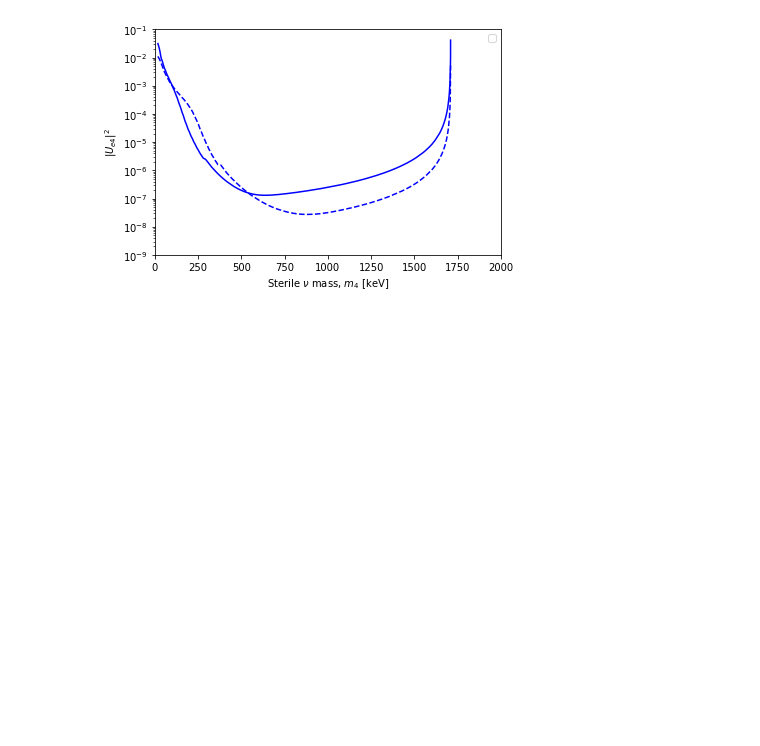
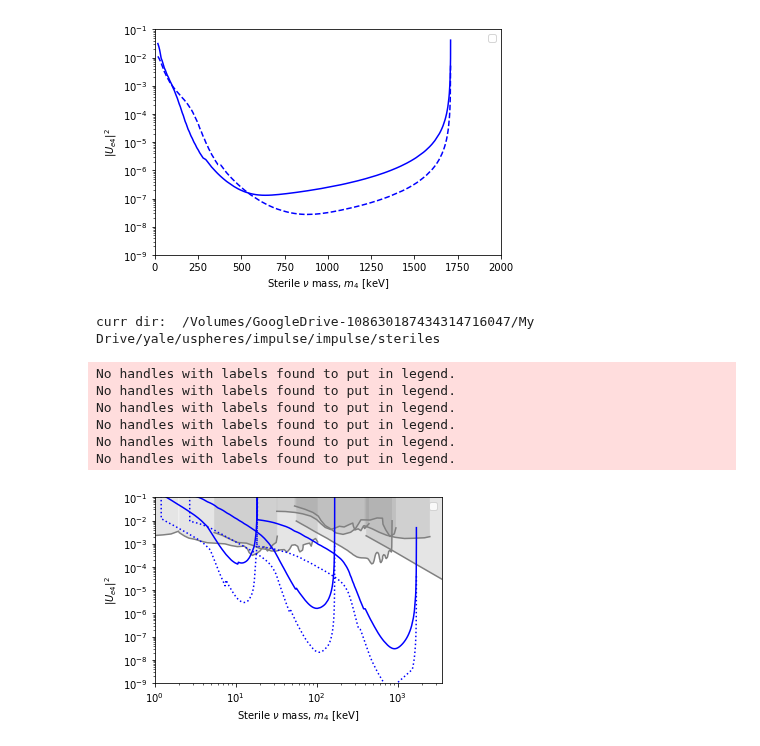
Before and after one commit to Moore-Lab/composite_DM, a Jupyter notebook: steriles/plot_pdfs.ipynb, the cells around one changed output. Drawn from its saved outputs; the diff is of its cells as text; code cells hidden in the pictures; blank space fills up the shorter version.

```diff
--- a/steriles/plot_pdfs.ipynb
+++ b/steriles/plot_pdfs.ipynb
@@ -374,3 +371,61 @@ No handles with labels found to put in legend.
 No handles with labels found to put in legend.
 (1e-09, 0.1)
 [figure]
+# %%
+## plot vs sphere and isotope
+
+prev_iso = ['be_7', 's_35', 're_187', 'ni_63', 'h_3', 'f_20', 'cu_64', 'ce_144', 'pienu']
+
+fig=plt.figure()
+
+print("curr dir: ", os.getcwd())
+
+for piso in prev_iso:
+
+    f = "/Users/dcmoore/grace/impulse/steriles/prev_lim/prev_lim_%s.txt"%piso
+    curr_dat = np.loadtxt(f, delimiter=',', skiprows=1)
+
+    p=plt.semilogy(curr_dat[:,0]*1e6, curr_dat[:,1], color='grey')
+    c=p[0].get_color()
+    plt.fill_between(curr_dat[:,0]*1e6, curr_dat[:,1], np.ones_like(curr_dat[:,1]), edgecolor='none', facecolor='grey', alpha=0.2)
+
+nprev = len(iso_list)
+iso_list = ["p_32",]
+isEC = False
+
+iso_dict = {"h_3": [[25, 1e3],],
+            "s_35": [[50, 1e4],],
+            "p_32": [[100, 1e5],],
+            #"pr_143": [[50, 1e5],],
+            #"ru_106": [[150, 1e5],]
+        }
+
+params_list = [[1e-2, 10, 365],
+               [1e-2, 1000, 365],]
+
+clist = ['b',]
+lslist = ['-', ':']
+for iso in iso_dict.keys():
+    for ls,params in zip(lslist,params_list):
+        cparams = [*params, *iso_dict[iso][0]]
+        plot_limits([iso,], isEC, fig, cparams, clist, fill=False, ls=ls)
+plt.tight_layout()
+
+plt.xlim([1,3500])
+plt.ylim([1e-9, 0.1])
+plt.gca().set_xscale('log')
+
+fig.set_size_inches(5,3.5)
+plt.tight_layout()
+
+plt.savefig("ue4_sens_vs_livetime.pdf")
+plt.show()
+# %% [output]
+curr dir:  /Volumes/GoogleDrive-108630187434314716047/My Drive/yale/uspheres/impulse/impulse/steriles
+No handles with labels found to put in legend.
+No handles with labels found to put in legend.
+No handles with labels found to put in legend.
+No handles with labels found to put in legend.
+No handles with labels found to put in legend.
+No handles with labels found to put in legend.
+[figure, added]
```
Also changed, not shown: parts of 5 cells of this notebook, 5 other files.
